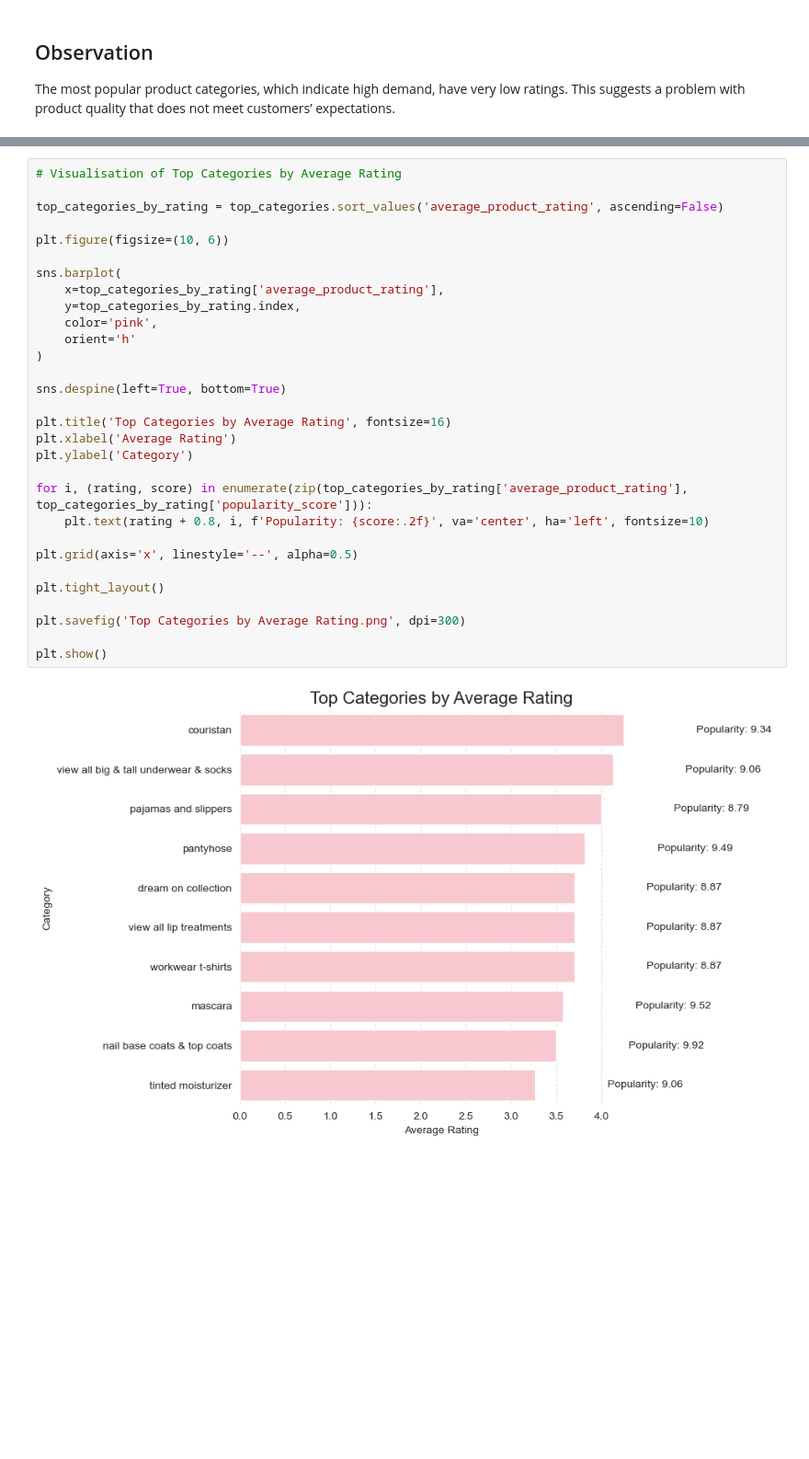
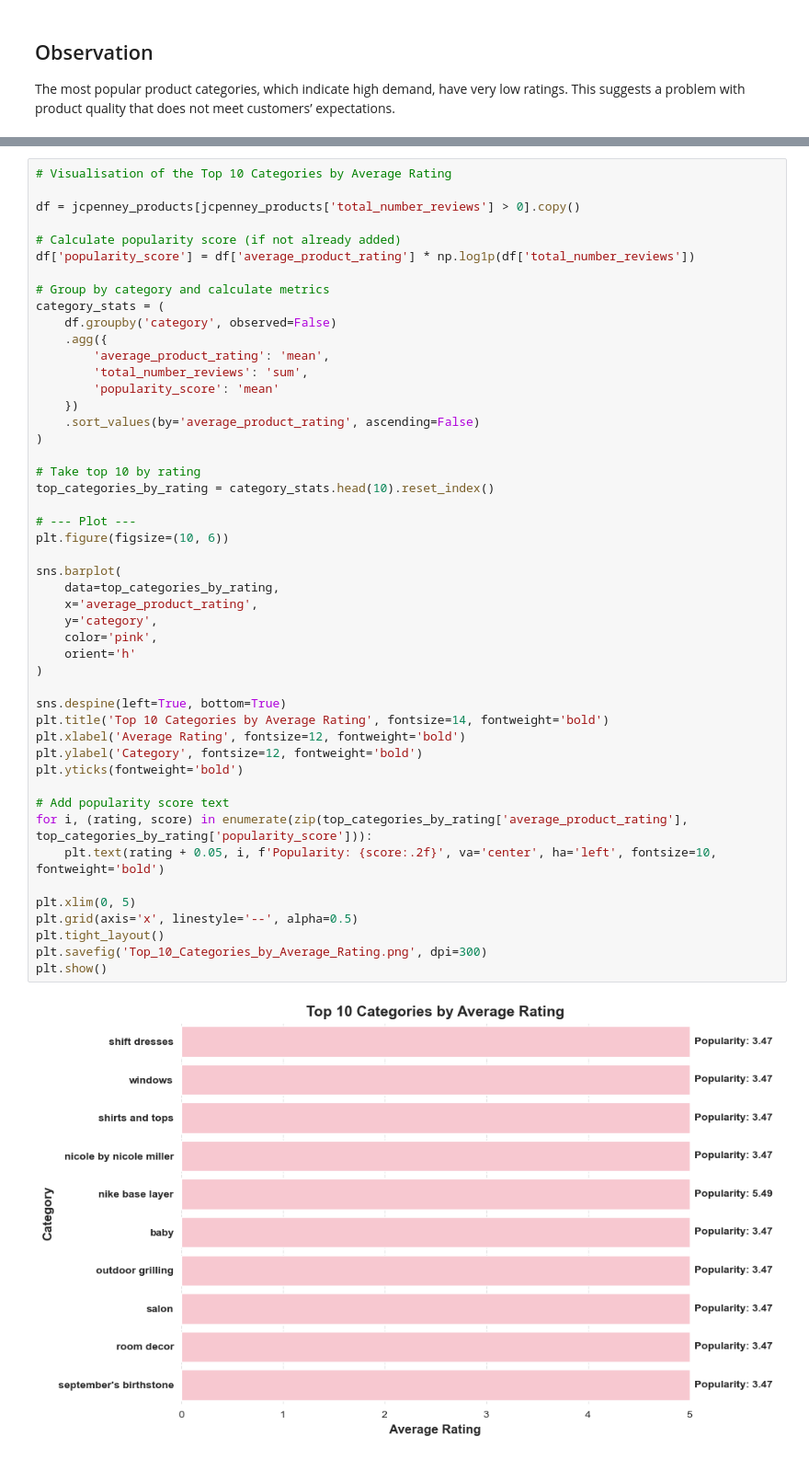
Before and after one commit to kristina-pal/3461226_BD2, a Jupyter notebook: 3461226_BD2.ipynb, the cells around one changed output, grey strips where cells are left out. Shown at 92% size. Saved outputs shown, nothing was run; the diff lists cells and outputs as text; blank space fills up the shorter version.

```diff
--- a/3461226_BD2.ipynb
+++ b/3461226_BD2.ipynb
@@ -620,32 +667,50 @@ plt.show()
 # %%
-# Visualisation of Top Categories by Average Rating
+# Visualisation of the Top 10 Categories by Average Rating
 
-top_categories_by_rating = top_categories.sort_values('average_product_rating', ascending=False)
+df = jcpenney_products[jcpenney_products['total_number_reviews'] > 0].copy()
 
+# Calculate popularity score (if not already added)
+df['popularity_score'] = df['average_product_rating'] * np.log1p(df['total_number_reviews'])
+
+# Group by category and calculate metrics
+category_stats = (
+    df.groupby('category', observed=False)
+    .agg({
+        'average_product_rating': 'mean',
+        'total_number_reviews': 'sum',
+        'popularity_score': 'mean'
+    })
+    .sort_values(by='average_product_rating', ascending=False)
+)
+
+# Take top 10 by rating
+top_categories_by_rating = category_stats.head(10).reset_index()
+
+# --- Plot ---
 plt.figure(figsize=(10, 6))
 
 sns.barplot(
-    x=top_categories_by_rating['average_product_rating'],
-    y=top_categories_by_rating.index,
+    data=top_categories_by_rating,
+    x='average_product_rating',
+    y='category',
     color='pink',
     orient='h'
 )
 
 sns.despine(left=True, bottom=True)
+plt.title('Top 10 Categories by Average Rating', fontsize=14, fontweight='bold')
+plt.xlabel('Average Rating', fontsize=12, fontweight='bold')
+plt.ylabel('Category', fontsize=12, fontweight='bold')
+plt.yticks(fontweight='bold')
 
-plt.title('Top Categories by Average Rating', fontsize=16)
-plt.xlabel('Average Rating')
-plt.ylabel('Category')
+# Add popularity score text
+for i, (rating, score) in enumerate(zip(top_categories_by_rating['average_product_rating'], top_categories_by_rating['popularity_score'])):
+    plt.text(rating + 0.05, i, f'Popularity: {score:.2f}', va='center', ha='left', fontsize=10, fontweight='bold')
 
-for i, (rating, score) in enumerate(zip(top_categories_by_rating['average_product_rating'], top_categories_by_rating['popularity_score'])):
-    plt.text(rating + 0.8, i, f'Popularity: {score:.2f}', va='center', ha='left', fontsize=10)
-
+plt.xlim(0, 5)
 plt.grid(axis='x', linestyle='--', alpha=0.5)
-
 plt.tight_layout()
-
-plt.savefig('Top Categories by Average Rating.png', dpi=300)
-
+plt.savefig('Top_10_Categories_by_Average_Rating.png', dpi=300)
 plt.show()
 # %% [output]
-[figure, old version]
+[figure, new version]
```
Also changed, not shown: parts of 14 cells of this notebook, 2 other files.
